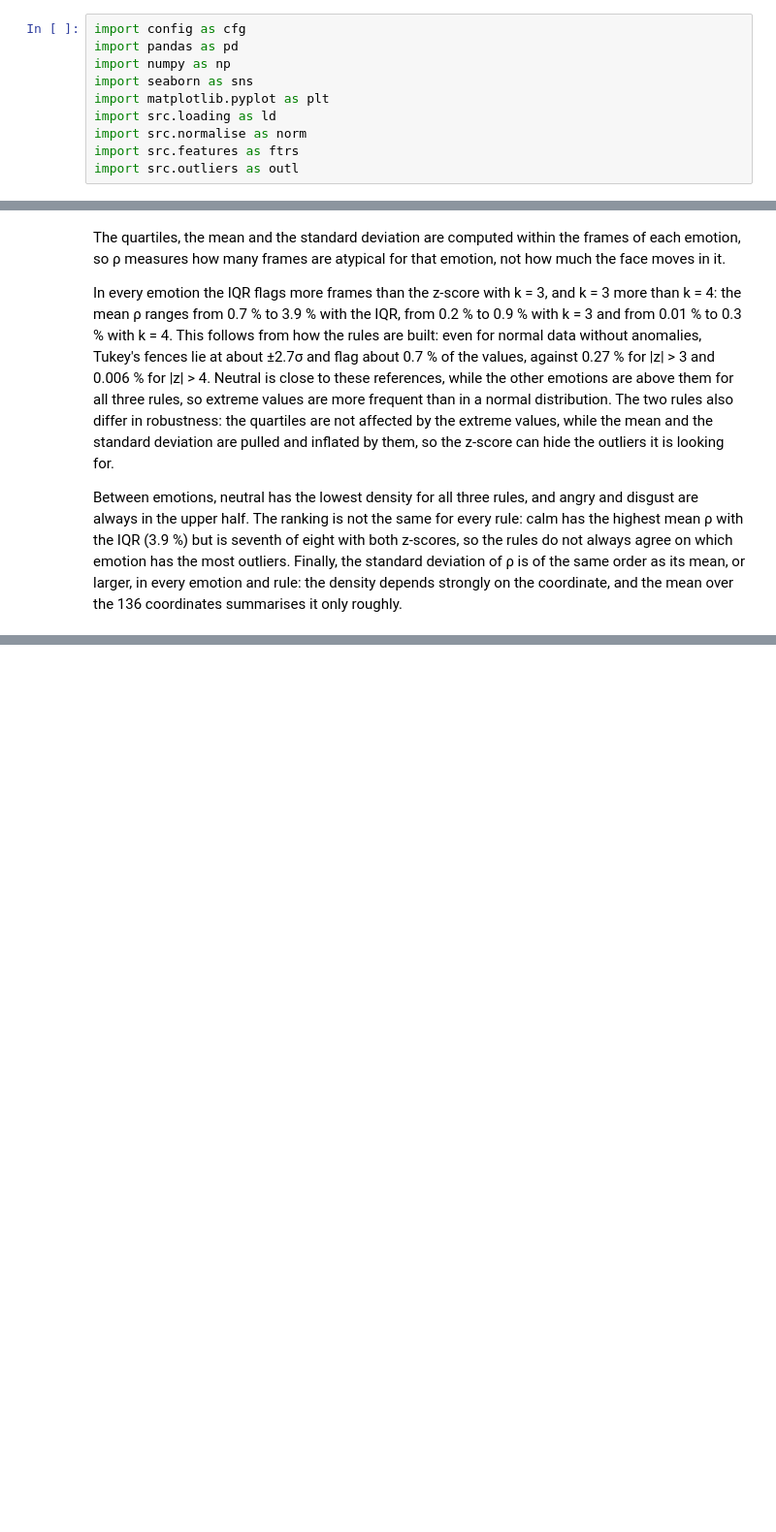
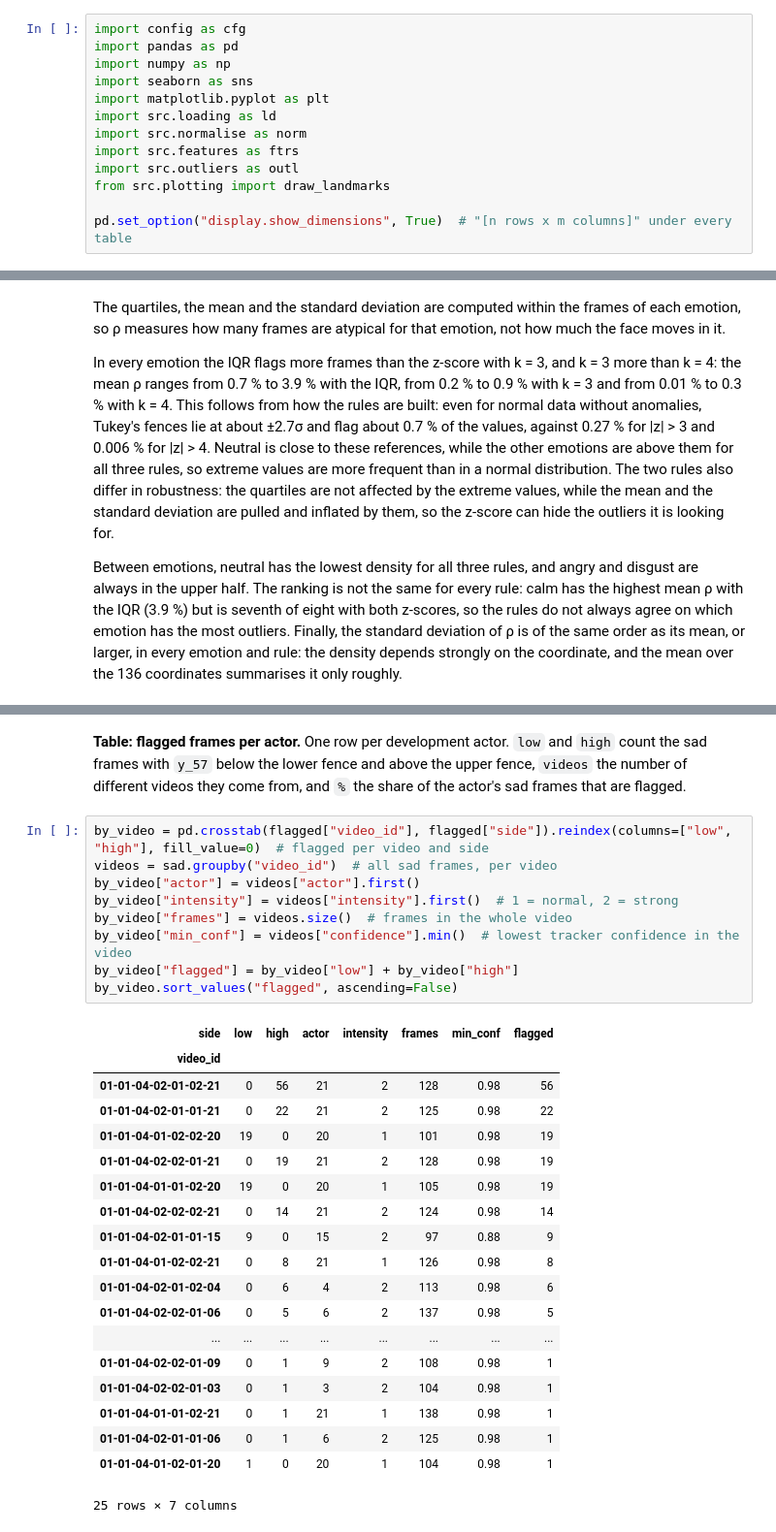
Before and after one commit to migasantunes/Emotion_Recognition, a Jupyter notebook: notebooks/02_quality.ipynb, the cells around one changed output, grey strips where cells are left out. Shown at 97% size. Drawn from its saved outputs; the diff is of its cells as text; blank space fills up the shorter version.

```diff
--- a/notebooks/02_quality.ipynb
+++ b/notebooks/02_quality.ipynb
@@ -12,6 +12,9 @@ import src.loading as ld
 import src.normalise as norm
 import src.features as ftrs
 import src.outliers as outl
+from src.plotting import draw_landmarks
+
+pd.set_option("display.show_dimensions", True)  # "[n rows x m columns]" under every table
 # %% [markdown]
 ### Loading DataSet
 No test actors included
@@ -312,0 +359,31 @@ Between emotions, neutral has the lowest density for all three rules, and angry
+# %% [markdown]
+**Table: flagged frames per actor.** One row per development actor. `low` and `high` count the sad frames with `y_57` below the lower fence and above the upper fence, `videos` the number of different videos they come from, and `%` the share of the actor's sad frames that are flagged.
+# %%
+by_video = pd.crosstab(flagged["video_id"], flagged["side"]).reindex(columns=["low", "high"], fill_value=0)  # flagged per video and side
+videos = sad.groupby("video_id")  # all sad frames, per video
+by_video["actor"] = videos["actor"].first()
+by_video["intensity"] = videos["intensity"].first()  # 1 = normal, 2 = strong
+by_video["frames"] = videos.size()  # frames in the whole video
+by_video["min_conf"] = videos["confidence"].min()  # lowest tracker confidence in the video
+by_video["flagged"] = by_video["low"] + by_video["high"]
+by_video.sort_values("flagged", ascending=False)
+# %% [output]
+| side | low | high | actor | intensity | frames | min_conf | flagged |
+| video_id |  |  |  |  |  |  |  |
+| 01-01-04-02-01-02-21 | 0 | 56 | 21 | 2 | 128 | 0.98 | 56 |
+| 01-01-04-02-01-01-21 | 0 | 22 | 21 | 2 | 125 | 0.98 | 22 |
+| 01-01-04-01-02-02-20 | 19 | 0 | 20 | 1 | 101 | 0.98 | 19 |
+| 01-01-04-02-02-01-21 | 0 | 19 | 21 | 2 | 128 | 0.98 | 19 |
+| 01-01-04-01-01-02-20 | 19 | 0 | 20 | 1 | 105 | 0.98 | 19 |
+| 01-01-04-02-02-02-21 | 0 | 14 | 21 | 2 | 124 | 0.98 | 14 |
+| 01-01-04-02-01-01-15 | 9 | 0 | 15 | 2 | 97 | 0.88 | 9 |
+| 01-01-04-01-02-02-21 | 0 | 8 | 21 | 1 | 126 | 0.98 | 8 |
+| 01-01-04-02-01-02-04 | 0 | 6 | 4 | 2 | 113 | 0.98 | 6 |
+| 01-01-04-02-02-01-06 | 0 | 5 | 6 | 2 | 137 | 0.98 | 5 |
+| ... | ... | ... | ... | ... | ... | ... | ... |
+| 01-01-04-02-02-01-09 | 0 | 1 | 9 | 2 | 108 | 0.98 | 1 |
+| 01-01-04-02-02-01-03 | 0 | 1 | 3 | 2 | 104 | 0.98 | 1 |
+| 01-01-04-01-01-02-21 | 0 | 1 | 21 | 1 | 138 | 0.98 | 1 |
+| 01-01-04-02-01-01-06 | 0 | 1 | 6 | 2 | 125 | 0.98 | 1 |
+| 01-01-04-01-02-01-20 | 1 | 0 | 20 | 1 | 104 | 0.98 | 1 |
+25 rows × 7 columns
```
Also changed, not shown: parts of 17 cells of this notebook.
